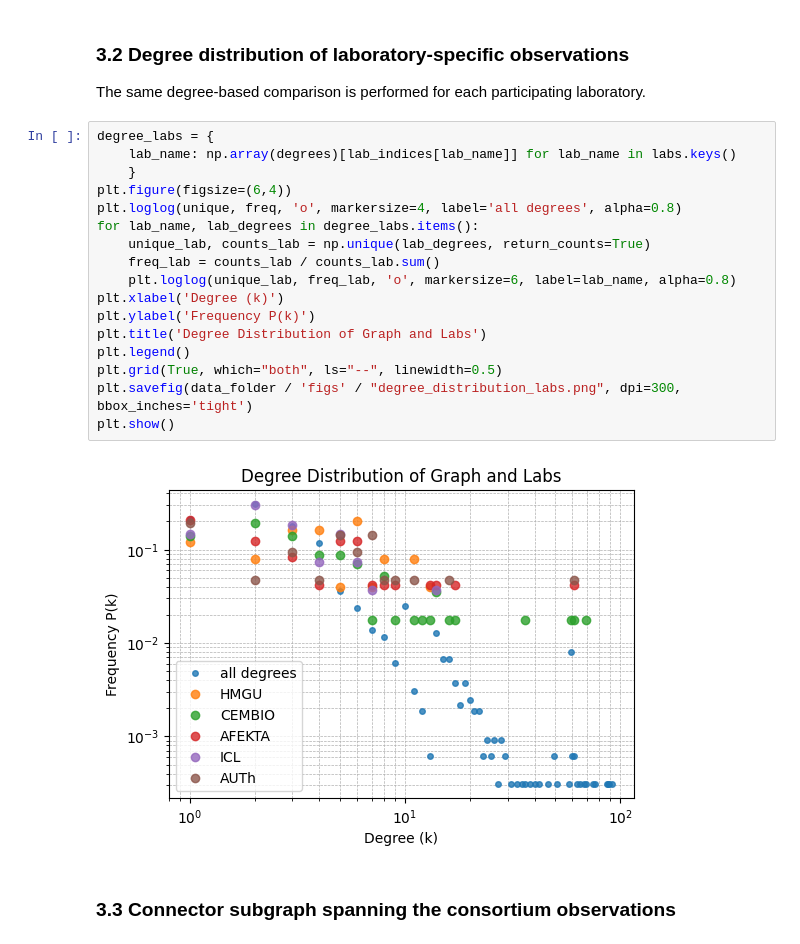
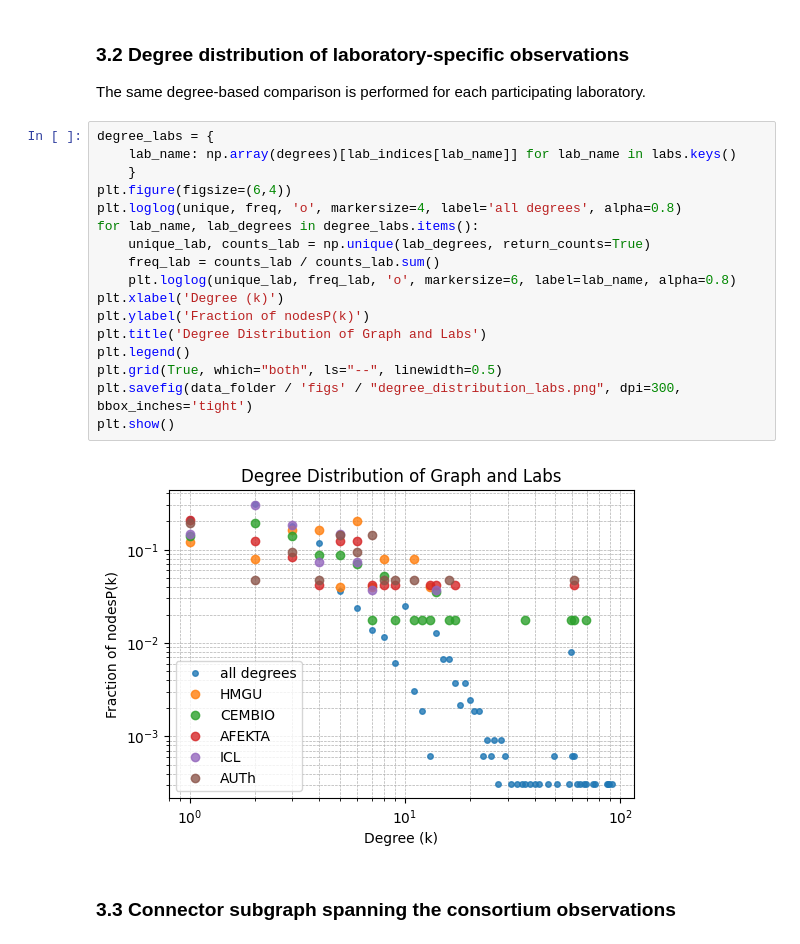
Before and after one commit to SamSaladino/Effective-Topological-Coverage-ETC, a Jupyter notebook: notebooks/02_Daniel_compilation.ipynb, the cells around one changed output. Drawn from its saved outputs; the diff is of its cells as text.

```diff
--- a/notebooks/02_Daniel_compilation.ipynb
+++ b/notebooks/02_Daniel_compilation.ipynb
@@ -454,22 +454,22 @@ The same degree-based comparison is performed for each participating laboratory.
 # %%
 degree_labs = {
     lab_name: np.array(degrees)[lab_indices[lab_name]] for lab_name in labs.keys()
     }
 plt.figure(figsize=(6,4))
 plt.loglog(unique, freq, 'o', markersize=4, label='all degrees', alpha=0.8)
 for lab_name, lab_degrees in degree_labs.items():
     unique_lab, counts_lab = np.unique(lab_degrees, return_counts=True)
     freq_lab = counts_lab / counts_lab.sum()
     plt.loglog(unique_lab, freq_lab, 'o', markersize=6, label=lab_name, alpha=0.8)
 plt.xlabel('Degree (k)')
-plt.ylabel('Frequency P(k)')
+plt.ylabel('Fraction of nodesP(k)')
 plt.title('Degree Distribution of Graph and Labs')
 plt.legend()
 plt.grid(True, which="both", ls="--", linewidth=0.5)
 plt.savefig(data_folder / 'figs' / "degree_distribution_labs.png", dpi=300, bbox_inches='tight')
 plt.show()
 # %% [output]
-[figure, old version]
+[figure, new version]
 # %% [markdown]
 ### 3.3 Connector subgraph spanning the consortium observations
 # %%
```
Also changed, not shown: parts of 1 cell of this notebook.
